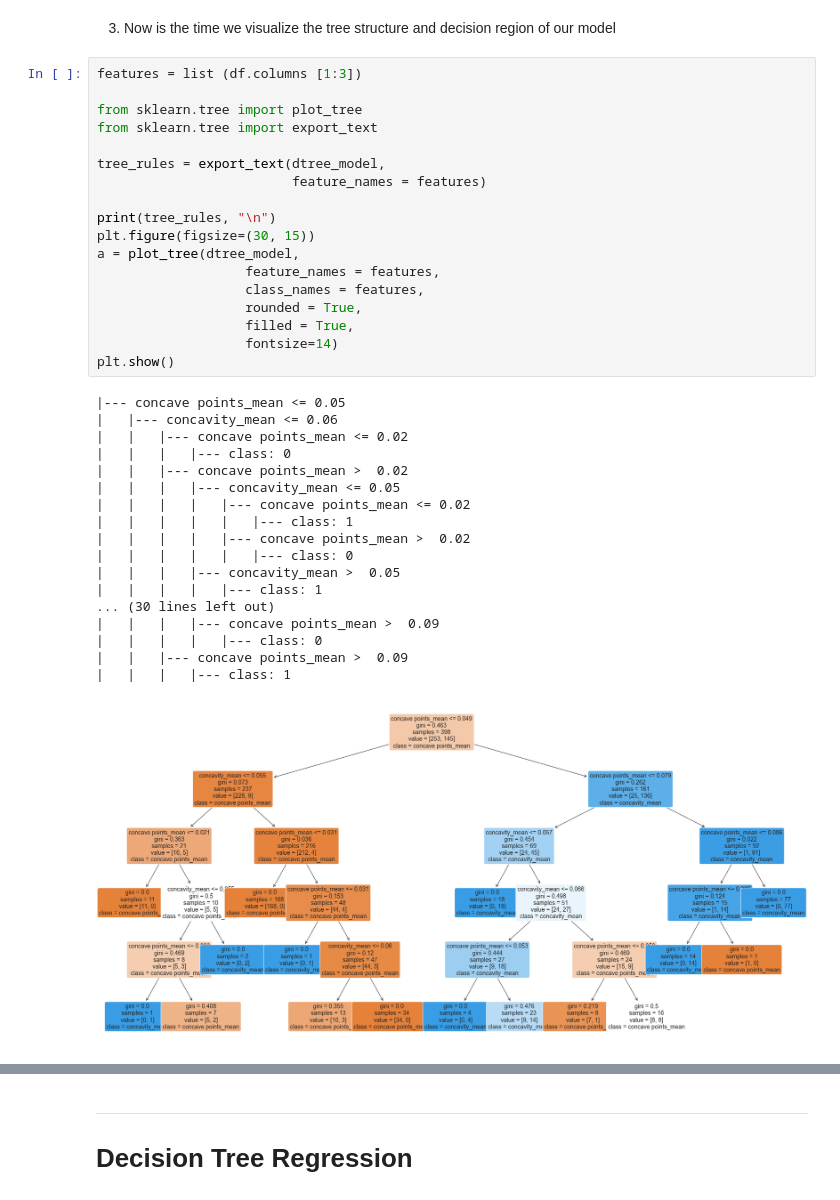
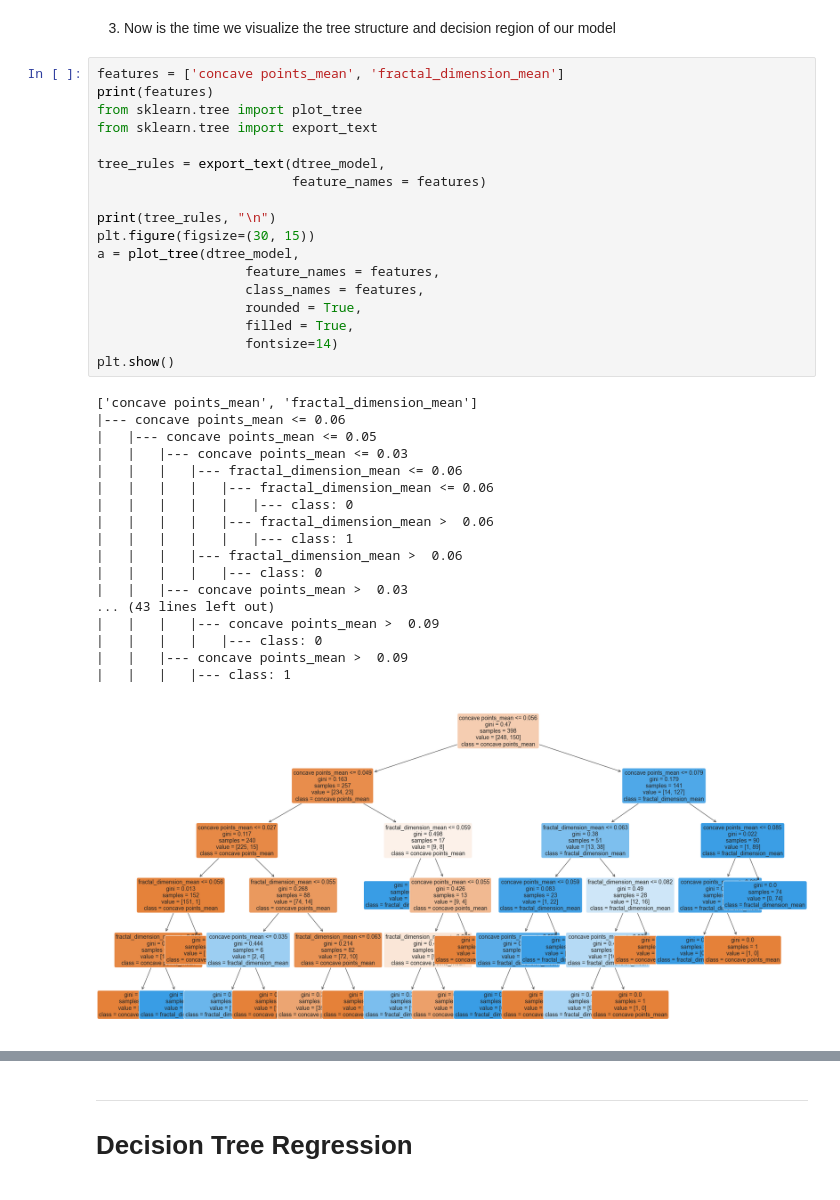
Before and after one commit to TrellixVulnTeam/ThanhLa_Data4319_2I89, a Jupyter notebook: 7. Decision Tree/source_7.ipynb, the cells around one changed output, grey strips where cells are left out. Cells and saved outputs as stored; diff of their text form.

```diff
--- a/7. Decision Tree/source_7.ipynb
+++ b/7. Decision Tree/source_7.ipynb
@@ -100,42 +100,42 @@ plt.show()
 # %% [markdown]
 3. Now is the time we visualize the tree structure and decision region of our model
 # %%
-features = list (df.columns [1:3])
-
+features = ['concave points_mean', 'fractal_dimension_mean']
+print(features)
 from sklearn.tree import plot_tree
 from sklearn.tree import export_text
 
 tree_rules = export_text(dtree_model,
                          feature_names = features)
 
 print(tree_rules, "\n")
 plt.figure(figsize=(30, 15))
 a = plot_tree(dtree_model,
                    feature_names = features,
                    class_names = features,
                    rounded = True,
                    filled = True,
                    fontsize=14)
 plt.show()
 # %% [output]
-|--- concave points_mean <= 0.05
-|   |--- concavity_mean <= 0.06
-|   |   |--- concave points_mean <= 0.02
-|   |   |   |--- class: 0
-|   |   |--- concave points_mean >  0.02
-|   |   |   |--- concavity_mean <= 0.05
-|   |   |   |   |--- concave points_mean <= 0.02
+['concave points_mean', 'fractal_dimension_mean']
+|--- concave points_mean <= 0.06
+|   |--- concave points_mean <= 0.05
+|   |   |--- concave points_mean <= 0.03
+|   |   |   |--- fractal_dimension_mean <= 0.06
+|   |   |   |   |--- fractal_dimension_mean <= 0.06
+|   |   |   |   |   |--- class: 0
+|   |   |   |   |--- fractal_dimension_mean >  0.06
 |   |   |   |   |   |--- class: 1
-|   |   |   |   |--- concave points_mean >  0.02
-|   |   |   |   |   |--- class: 0
-|   |   |   |--- concavity_mean >  0.05
-|   |   |   |   |--- class: 1
-... (30 lines left out)
+|   |   |   |--- fractal_dimension_mean >  0.06
+|   |   |   |   |--- class: 0
+|   |   |--- concave points_mean >  0.03
+... (43 lines left out)
 |   |   |   |--- concave points_mean >  0.09
 |   |   |   |   |--- class: 0
 |   |   |--- concave points_mean >  0.09
 |   |   |   |--- class: 1
-[figure, old version]
+[figure, new version]
 # %%
 from mlxtend.plotting import plot_decision_regions
 
```
Also changed, not shown: parts of 3 cells of this notebook, 5 other files.
